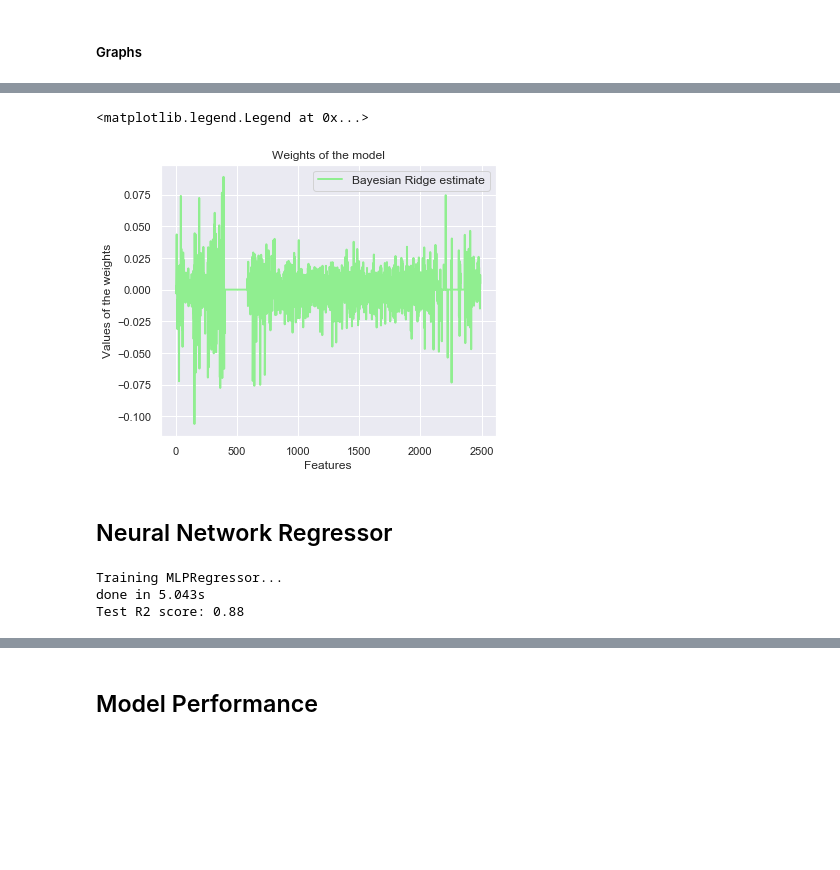
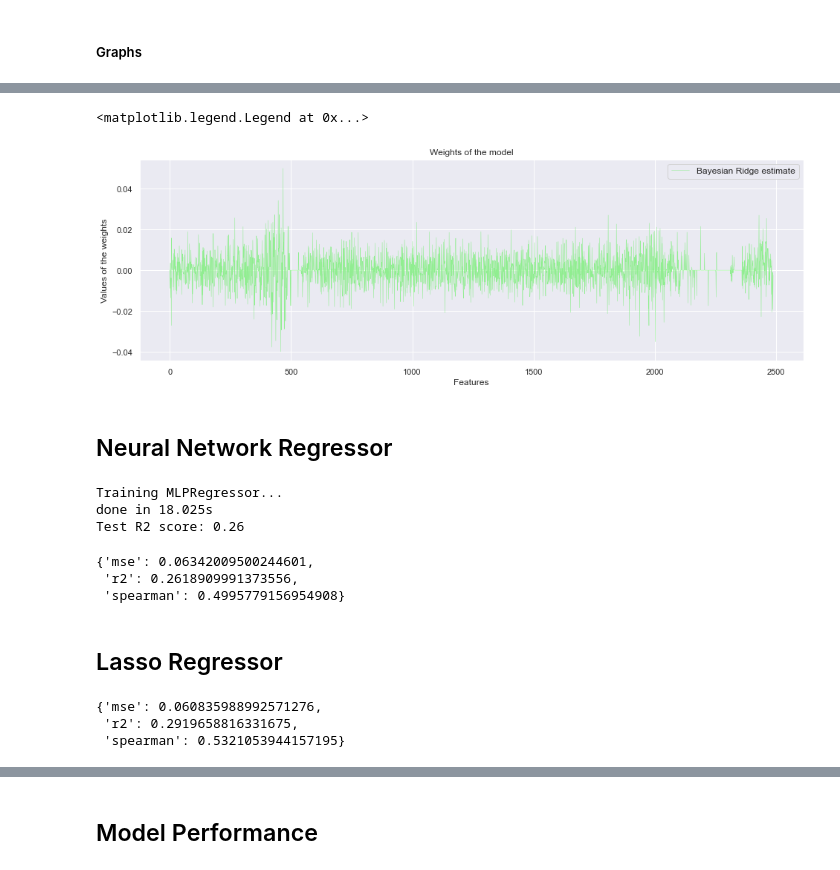
Before and after one commit to hayitsian/Gene-Editing-Guide-LM, a Jupyter notebook: Model.ipynb, the cells around one changed output, grey strips where cells are left out. Drawn from its saved outputs; the diff is of its cells as text; code cells hidden in the pictures; blank space fills up the shorter version.

```diff
--- a/Model.ipynb
+++ b/Model.ipynb
@@ -33,7 +34,7 @@ sns.set()
 # %% [markdown]
 ## Import data and graph
 # %%
-df = pd.read_csv("Doench2014_V2_Featurized.csv")
+df = pd.read_csv("Doench_Fusi_V2_Featurized.csv")
 plt.hist(df["sgRNA Normalized"], alpha=0.5, density=True, label='Normalized sgRNA scores')
 plt.hist(df["sgRNA Score"], alpha=0.5, density=True, label='Raw sgRNA scores')
 plt.ylabel('Probability density')
@@ -241,15 +352,15 @@ array([0.95871864, 0.95313358, 0.94350851, 0.93684192, 0.94077321,
 # %%
-lw = 2
-plt.figure(figsize=(6, 5))
+lw = .5
+plt.figure(figsize=(16, 5))
 plt.title("Weights of the model")
 # plt.plot(ols.coef_, color="lightblue", linestyle="--", label="Linear Regression estimate")
 plt.plot(clf.coef_, color="lightgreen", linewidth=lw, label="Bayesian Ridge estimate")
 plt.xlabel("Features")
 plt.ylabel("Values of the weights")
 plt.legend(loc="best", prop=dict(size=12))
 # %% [output]
 <matplotlib.legend.Legend at 0x...>
-[figure, old version]
+[figure, new version]
 # %% [markdown]
 ## Neural Network Regressor
 # %%
@@ -258,18 +369,27 @@ tic = time()
 est = make_pipeline(
     QuantileTransformer(),
     MLPRegressor(
+        # Params from grid search
         hidden_layer_sizes=(100, 100),
-        learning_rate_init=0.01,
+        learning_rate_init=0.0005,
         early_stopping=True,
         random_state=0,
+        activation='tanh',
     ),
 )
 est.fit(X_train, y_train)
+est_ypred = est.predict(X_test)
 print(f"done in {time() - tic:.3f}s")
 print(f"Test R2 score: {est.score(X_test, y_test):.2f}")
 # %% [output]
 Training MLPRegressor...
-done in 5.043s
-Test R2 score: 0.88
+done in 18.025s
+Test R2 score: 0.26
+# %%
+get_metrics(y_test, est_ypred)
+# %% [output]
+{'mse': 0.06342009500244601,
+ 'r2': 0.2618909991373556,
+ 'spearman': 0.4995779156954908}
 # %%
 nn_cvssc = cross_validate_regression(est, df, x_feat, y_feat, 10)
@@ -275,0 +397,2 @@ nn_cvssc = cross_validate_regression(est, df, x_feat, y_feat, 10)
+# %% [markdown]
+## Lasso Regressor
@@ -275,0 +401,10 @@ nn_cvssc = cross_validate_regression(est, df, x_feat, y_feat, 10)
+# %%
+las = Lasso(alpha = .001, max_iter = 1000000, random_state = 42)
+las.fit(x, y)
+las_ypred = las.predict(X_test)
+
+get_metrics(y_test, las_ypred)
+# %% [output]
+{'mse': 0.060835988992571276,
+ 'r2': 0.2919658816331675,
+ 'spearman': 0.5321053944157195}
```
Also changed, not shown: parts of 30 cells of this notebook.
